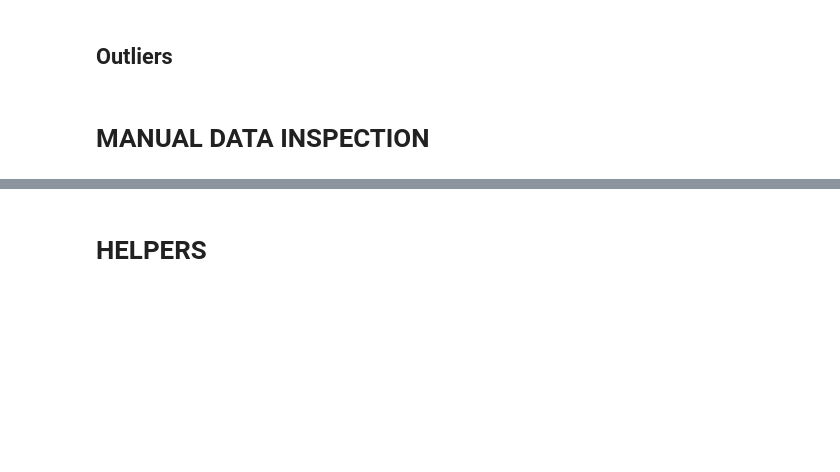
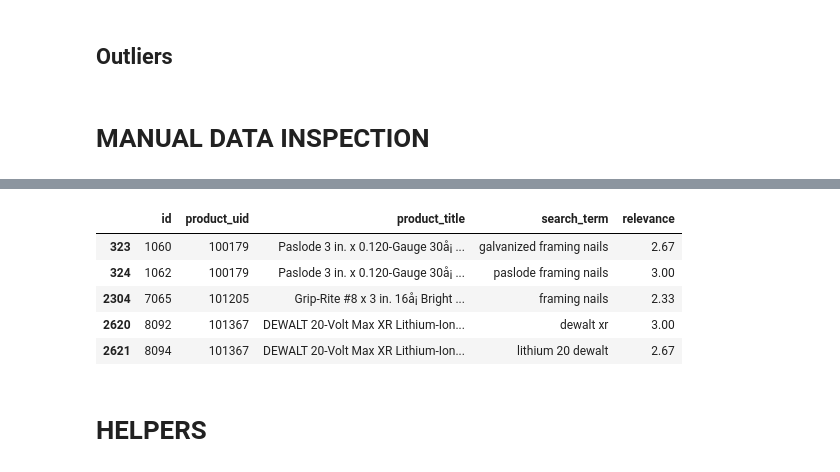
Before and after one commit to zeyger/home-depot, a Jupyter notebook: notebooks/home-depot.ipynb, the cells around one changed output, grey strips where cells are left out. Saved outputs shown, nothing was run; the diff lists cells and outputs as text; code cells hidden in the pictures; blank space fills up the shorter version.

```diff
--- a/notebooks/home-depot.ipynb
+++ b/notebooks/home-depot.ipynb
@@ -29,9 +29,9 @@ input_path = "../data/raw/"
 # %% [markdown]
 # LOAD
 # %%
-train = pd.read_csv(input_path + "train.csv", engine="python")
-attributes = pd.read_csv(input_path + "attributes.csv", engine="python")
-descriptions = pd.read_csv(input_path + "product_descriptions.csv", engine="python")
+train = pd.read_csv(input_path + "train.csv", encoding="ISO-8859-1")
+attributes = pd.read_csv(input_path + "attributes.csv", encoding="ISO-8859-1")
+descriptions = pd.read_csv(input_path + "product_descriptions.csv", encoding="ISO-8859-1")
 display("Train:", train.head(), train.shape)
 display("attributes:", attributes.head(), attributes.shape)
 display("Product descriptions:", descriptions.head(), descriptions.shape)
@@ -148,3 +206,12 @@ scores.hist()
+# %%
+train.loc[train['product_title'].str.contains("å¡")].head() # excuse me what the fuck
+# %% [output]
+|  | id | product_uid | product_title | search_term | relevance |
+| 323 | 1060 | 100179 | Paslode 3 in. x 0.120-Gauge 30å¡ ... | galvanized framing nails | 2.67 |
+| 324 | 1062 | 100179 | Paslode 3 in. x 0.120-Gauge 30å¡ ... | paslode framing nails | 3.00 |
+| 2304 | 7065 | 101205 | Grip-Rite #8 x 3 in. 16å¡ Bright ... | framing nails | 2.33 |
+| 2620 | 8092 | 101367 | DEWALT 20-Volt Max XR Lithium-Ion... | dewalt xr | 3.00 |
+| 2621 | 8094 | 101367 | DEWALT 20-Volt Max XR Lithium-Ion... | lithium 20 dewalt | 2.67 |
 # %% [markdown]
 # HELPERS
 # %%
```
Also changed, not shown: parts of 3 cells of this notebook.
